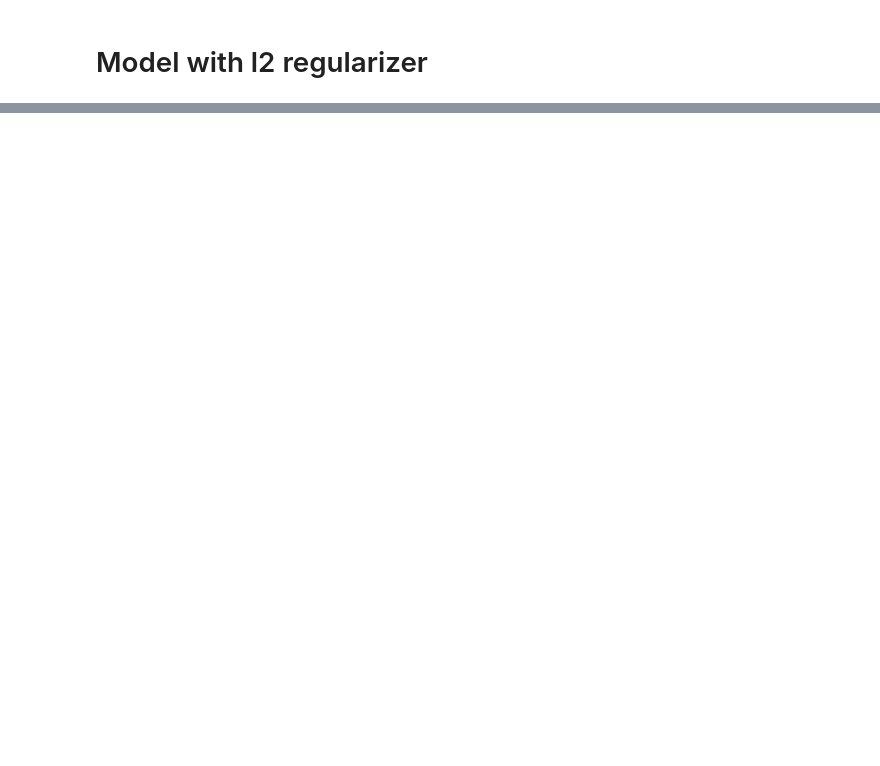
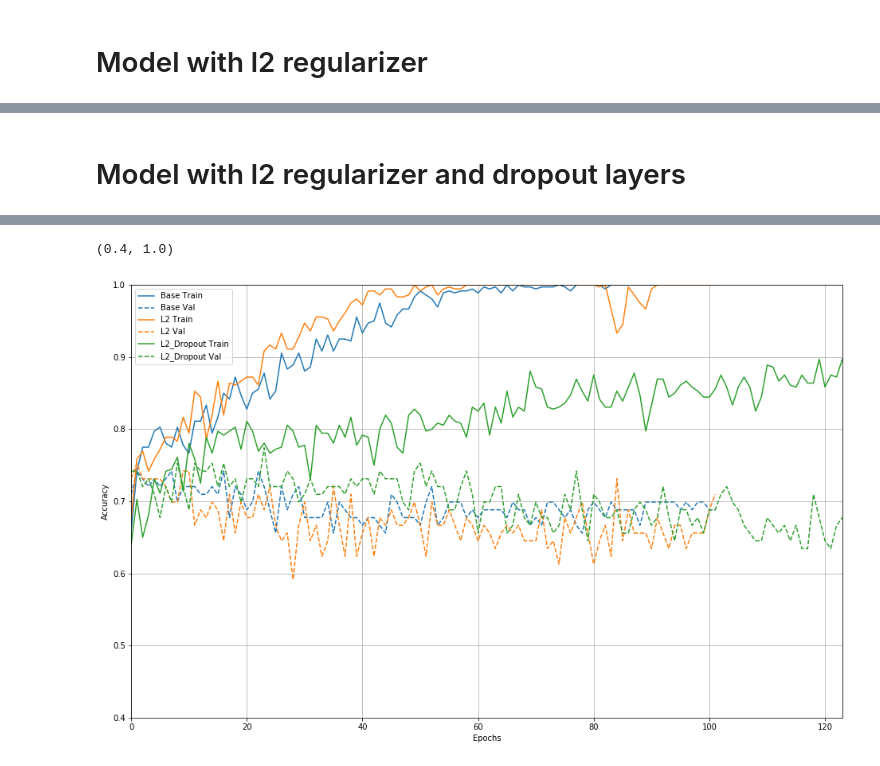
Before and after one commit to JBenedictM/501-A4-TF, a Jupyter notebook: 501_A4_p3.ipynb, the cells around one changed output, grey strips where cells are left out. Saved outputs shown, nothing was run; the diff lists cells and outputs as text; code cells hidden in the pictures; blank space fills up the shorter version.

```diff
--- a/501_A4_p3.ipynb
+++ b/501_A4_p3.ipynb
@@ -406,0 +382,70 @@ Epoch 00110: early stopping
+# %% [markdown]
+# Model with l2 regularizer and dropout layers
+# %%
+from tensorflow.keras import regularizers
+
+def create_l2_dropout_model():
+    model = tf.keras.Sequential([
+      preprocessing_layer,
+      tf.keras.layers.Dense(256, activation="relu",
+                            kernel_regularizer=regularizers.l2(0.001)),
+      tf.keras.layers.Dropout(0.50),
+
+      tf.keras.layers.Dense(256, activation="relu",
+                            kernel_regularizer=regularizers.l2(0.001)),
+      tf.keras.layers.Dropout(0.50),
+
+      tf.keras.layers.Dense(256, activation="relu",
+                            kernel_regularizer=regularizers.l2(0.001)),
+      tf.keras.layers.Dropout(0.50),
+
+      tf.keras.layers.Dense(256, activation="relu",
+                            kernel_regularizer=regularizers.l2(0.001)),
+      tf.keras.layers.Dropout(0.50),
+
+      tf.keras.layers.Dense(1, activation="sigmoid"),
+    ])
+
+    lr_schedule = tf.keras.optimizers.schedules.InverseTimeDecay(
+                  0.001,
+                  decay_steps=STEPS_PER_EPOCH*1000,
+                  decay_rate=1,
+                  staircase=False)
+
+    model.compile(
+        loss="binary_crossentropy",
+        optimizer=tf.keras.optimizers.Adam(lr_schedule),
+        metrics=["accuracy", "binary_crossentropy"]
+    )
+
+    return model
+
+
+train_model = create_l2_dropout_model()
+l2_dropout_model_path = "/content/drive/My Drive/l2_dropout_model_heart_v3/l2_dropout_heart_model_v3.ckpt"
+
+
+# train model
+print("--Fit model--")
+val_loss_callback = tf.keras.callbacks.EarlyStopping(monitor="val_accuracy", mode="max", verbose=1, patience=100, min_delta=0.001)
+checkpoint_val = tf.keras.callbacks.ModelCheckpoint(l2_dropout_model_path, monitor="val_accuracy", mode="max", save_best_only=True, save_weights_only=True, verbose=1)
+log_name = "sizes/l2_dropout"
+tb_log = tf.keras.callbacks.TensorBoard(logdir/log_name)
+#checkpoint_train = tf.keras.callbacks.ModelCheckpoint("base_heart_model.h5", monitor="loss", mode="min", save_best_only=True, save_weights_only=True, verbose=1)
+cb = [val_loss_callback, checkpoint_val, tb_log]
+
+train_history = train_model.fit(
+    train_data,
+    epochs=99999999999,
+    verbose=1,
+    validation_data=test_data,
+    callbacks=cb,
+    steps_per_epoch=STEPS_PER_EPOCH)
+
+#model_histories = {}
+model_histories["l2_dropout"] = train_history
+
+plotter = tfdocs.plots.HistoryPlotter(metric='accuracy')
+plotter.plot(model_histories)
+plt.ylim([0.4, 1.0])
+# %% [output]
@@ -406,0 +469,2 @@ Epoch 00110: early stopping
+(0.4, 1.0)
+[figure, added]
```
Also changed, not shown: parts of 7 cells of this notebook.
